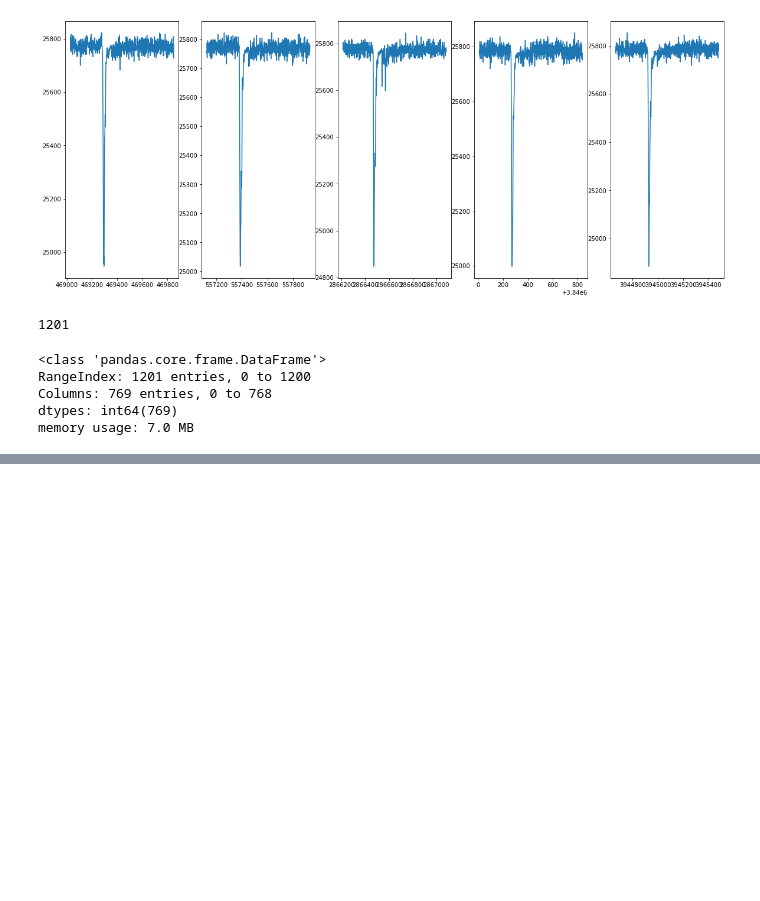
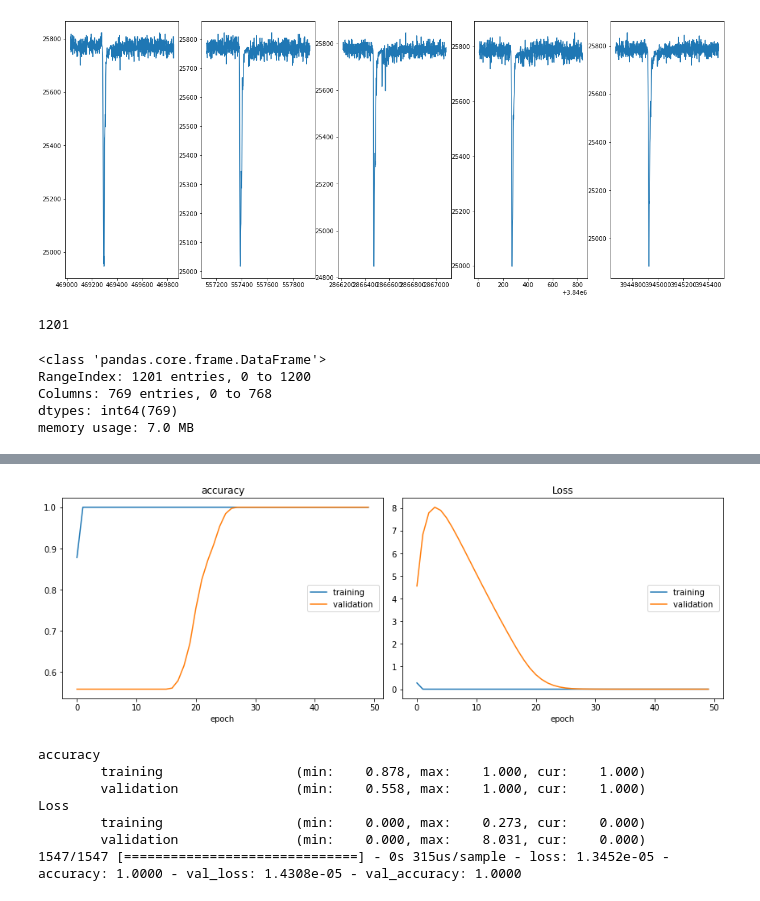
Before and after one commit to domdiac/NTOF, a Jupyter notebook: Rescale.ipynb, the cells around one changed output, grey strips where cells are left out. Saved outputs shown, nothing was run; the diff lists cells and outputs as text; code cells hidden in the pictures; blank space fills up the shorter version.

```diff
--- a/Rescale.ipynb
+++ b/Rescale.ipynb
@@ -359,0 +468,18 @@ fz.plot_confusion_matrix(cm,target_names=classes, normalize=False,)
+# %%
+model=build_baseline_model()
+plotlosses = PlotLossesKerasTF()
+early_stopping=keras.callbacks.EarlyStopping(monitor='val_loss', patience=50, verbose=0, mode='min')
+model_checkpoint = keras.callbacks.ModelCheckpoint("script_checkpoint.h5", monitor='val_loss', mode='min', verbose=0, save_best_only=True)
+
+history = model.fit(train_set.values, train_labels.values, batch_size = 200, verbose = 1, epochs=50, validation_data=(val_set.values, val_labels.values), callbacks=[plotlosses, model_checkpoint, early_stopping], shuffle=True)
+
+model = keras.models.load_model("script_checkpoint.h5")
+# %% [output]
+[figure, added]
+accuracy
+        training                 (min:    0.878, max:    1.000, cur:    1.000)
+        validation               (min:    0.558, max:    1.000, cur:    1.000)
+Loss
+        training                 (min:    0.000, max:    0.273, cur:    0.000)
+        validation               (min:    0.000, max:    8.031, cur:    0.000)
+1547/1547 [==============================] - 0s 315us/sample - loss: 1.3452e-05 - accuracy: 1.0000 - val_loss: 1.4308e-05 - val_accuracy: 1.0000
```
Also changed, not shown: parts of 48 cells of this notebook.
